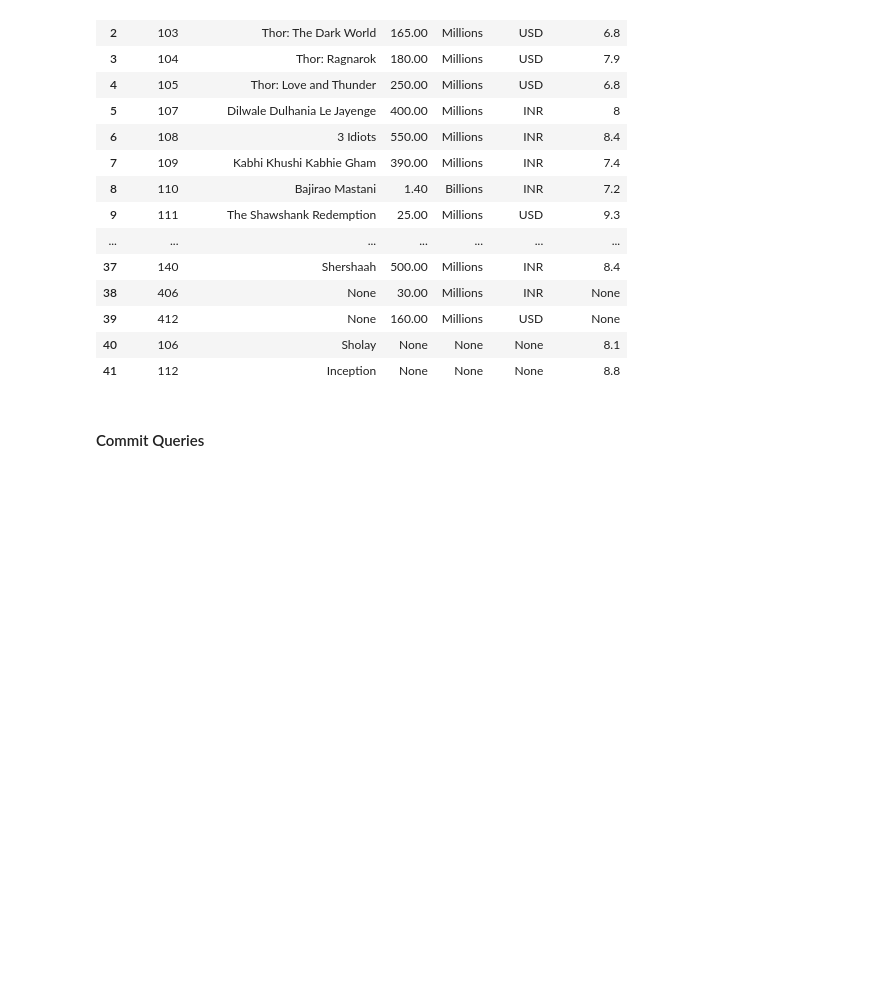
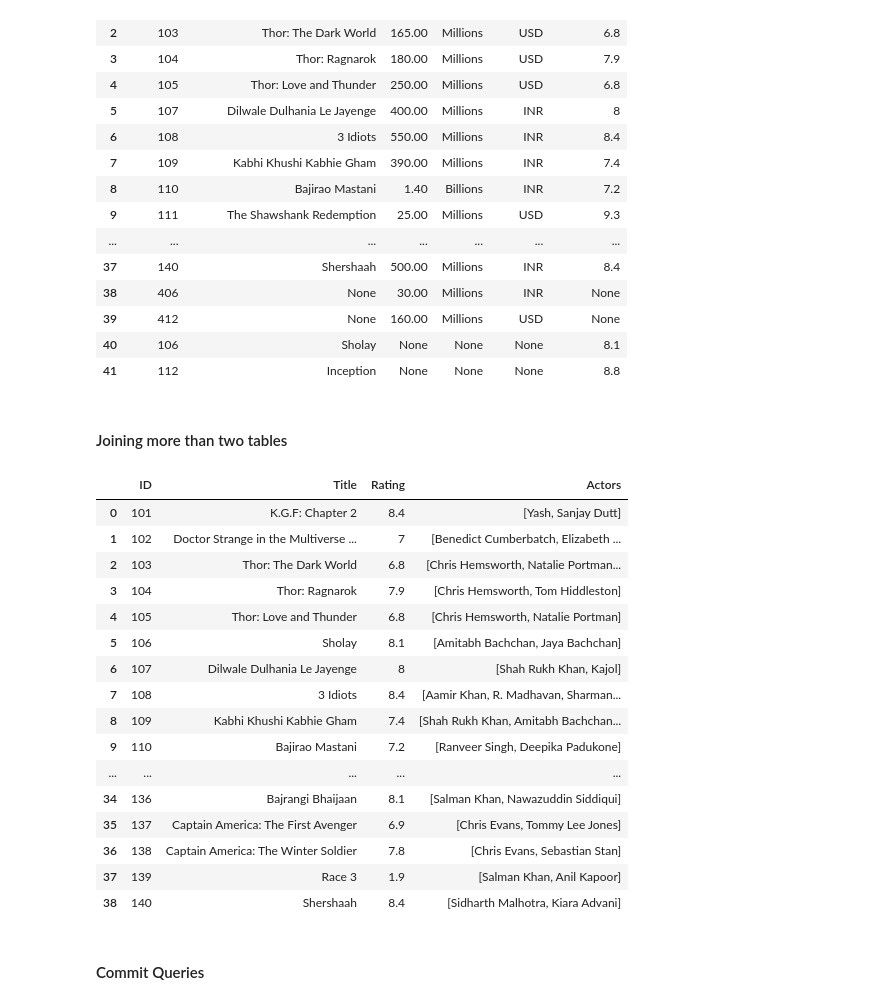
Before and after one commit to mdaffailhami/data_science_speedrun_journey, a Jupyter notebook: postgresql/joining_tables.ipynb, the cells around one changed output. Cells and saved outputs as stored; diff of their text form; code cells hidden in the pictures; blank space fills up the shorter version.

Commit message:
Add "Joining more than two tables"

```diff
--- a/postgresql/joining_tables.ipynb
+++ b/postgresql/joining_tables.ipynb
@@ -163,6 +163,45 @@ df
 | 39 | 412 | None | 160.00 | Millions | USD | None |
 | 40 | 106 | Sholay | None | None | None | 8.1 |
 | 41 | 112 | Inception | None | None | None | 8.8 |
+# %% [markdown]
+#### Joining more than two tables
+# %%
+movies = cur.execute('''
+    SELECT
+        m.movie_id,
+        title,
+        imdb_rating,
+        array_agg(a.name)
+    FROM movies m
+    LEFT JOIN movie_actor ma ON ma.movie_id = m.movie_id
+    LEFT JOIN actors a ON a.actor_id = ma.actor_id
+    GROUP BY m.movie_id
+    ORDER BY m.movie_id ASC;
+''').fetchall()
+
+df = pd.DataFrame(movies, columns=[
+    'ID', 'Title', 'Rating', 'Actors'
+])
+
+df
+# %% [output]
+|  | ID | Title | Rating | Actors |
+| 0 | 101 | K.G.F: Chapter 2 | 8.4 | [Yash, Sanjay Dutt] |
+| 1 | 102 | Doctor Strange in the Multiverse ... | 7 | [Benedict Cumberbatch, Elizabeth ... |
+| 2 | 103 | Thor: The Dark World | 6.8 | [Chris Hemsworth, Natalie Portman... |
+| 3 | 104 | Thor: Ragnarok | 7.9 | [Chris Hemsworth, Tom Hiddleston] |
+| 4 | 105 | Thor: Love and Thunder | 6.8 | [Chris Hemsworth, Natalie Portman] |
+| 5 | 106 | Sholay | 8.1 | [Amitabh Bachchan, Jaya Bachchan] |
+| 6 | 107 | Dilwale Dulhania Le Jayenge | 8 | [Shah Rukh Khan, Kajol] |
+| 7 | 108 | 3 Idiots | 8.4 | [Aamir Khan, R. Madhavan, Sharman... |
+| 8 | 109 | Kabhi Khushi Kabhie Gham | 7.4 | [Shah Rukh Khan, Amitabh Bachchan... |
+| 9 | 110 | Bajirao Mastani | 7.2 | [Ranveer Singh, Deepika Padukone] |
+| ... | ... | ... | ... | ... |
+| 34 | 136 | Bajrangi Bhaijaan | 8.1 | [Salman Khan, Nawazuddin Siddiqui] |
+| 35 | 137 | Captain America: The First Avenger | 6.9 | [Chris Evans, Tommy Lee Jones] |
+| 36 | 138 | Captain America: The Winter Soldier | 7.8 | [Chris Evans, Sebastian Stan] |
+| 37 | 139 | Race 3 | 1.9 | [Salman Khan, Anil Kapoor] |
+| 38 | 140 | Shershaah | 8.4 | [Sidharth Malhotra, Kiara Advani] |
 # %% [markdown]
 #### Commit Queries
 # %%
```
